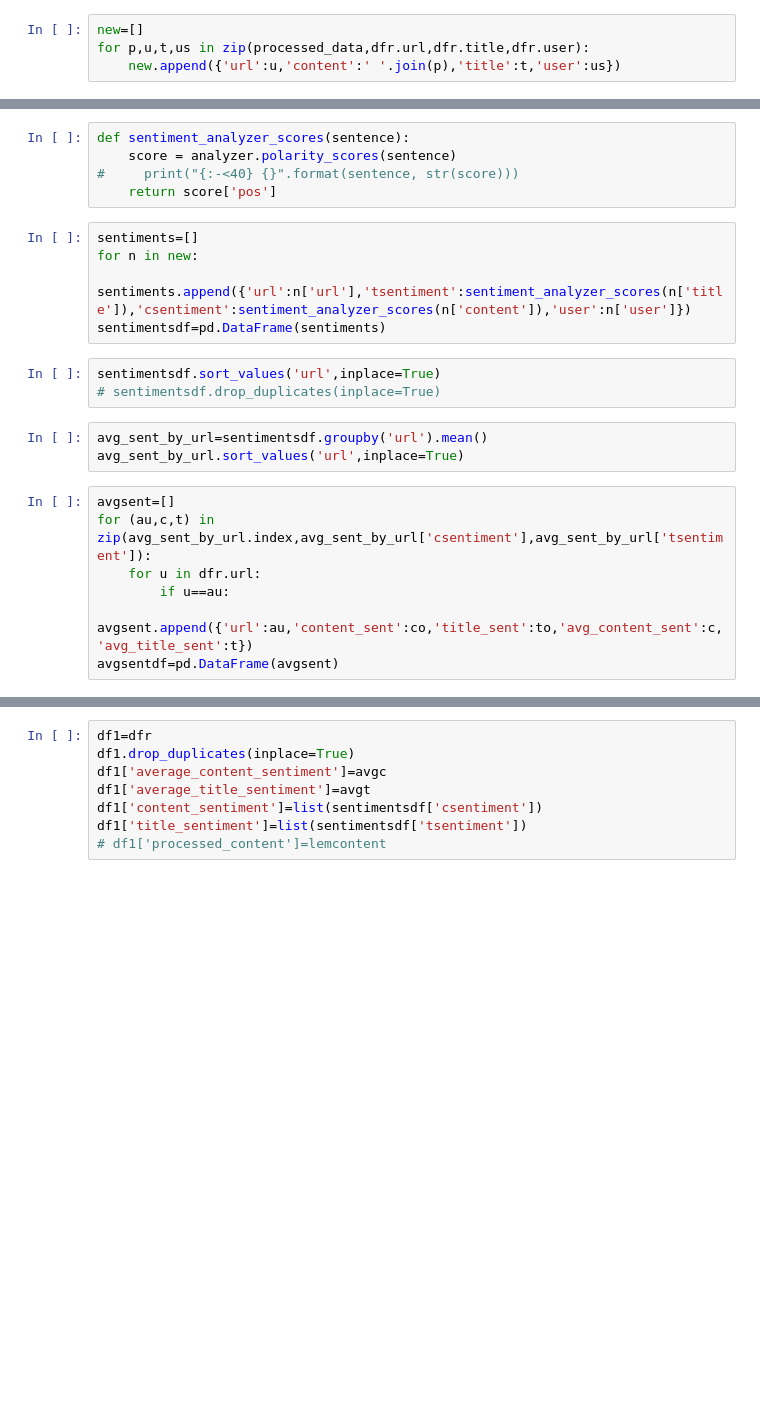
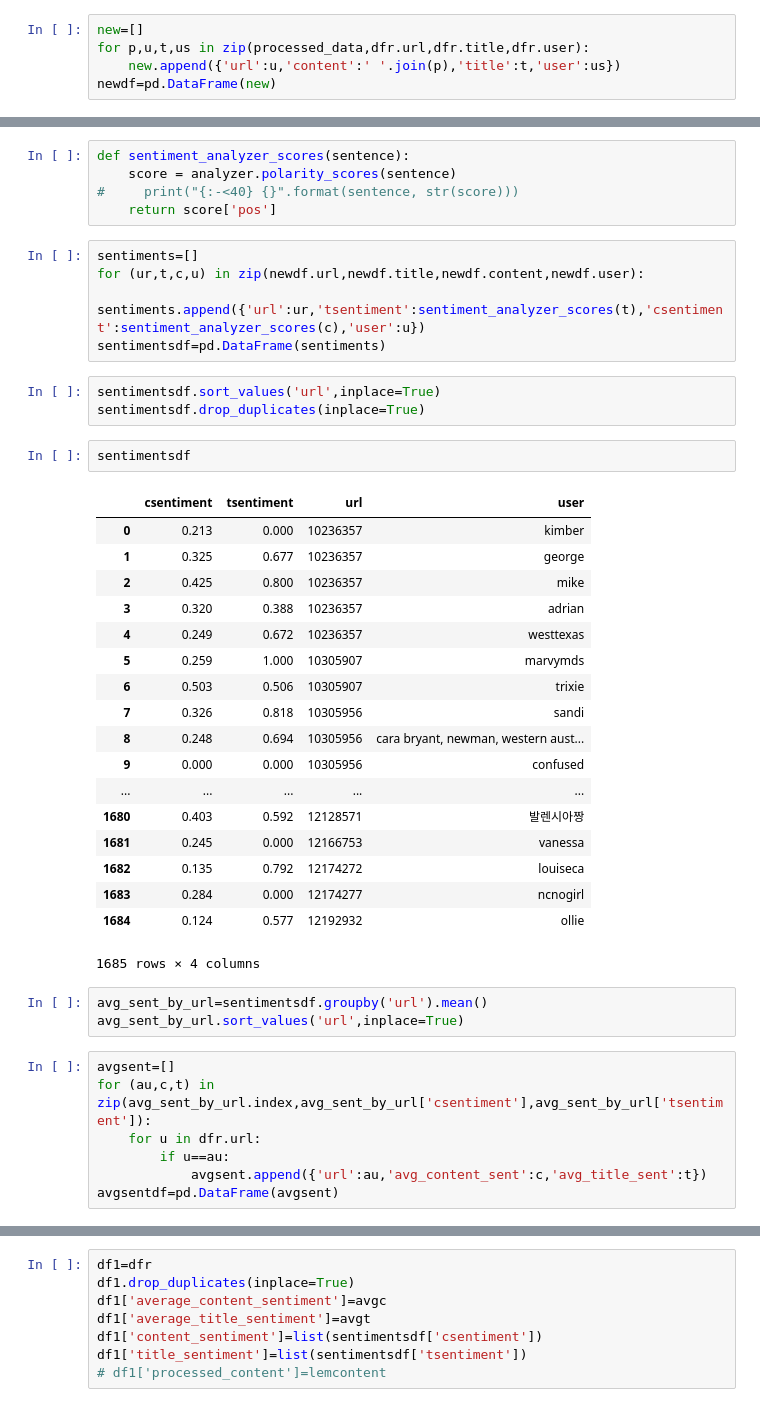
Before and after one commit to mackenziemitchell6/SkinCareRoutine, a Jupyter notebook: _ReviewsNLPSenitment&EDA.ipynb, the cells around one changed output, grey strips where cells are left out. Cells and saved outputs as stored; diff of their text form; blank space fills up the shorter version.

```diff
--- a/_ReviewsNLPSenitment&EDA.ipynb
+++ b/_ReviewsNLPSenitment&EDA.ipynb
@@ -103,3 +146,4 @@ dfr.sort_values('url',inplace=True)
 new=[]
 for p,u,t,us in zip(processed_data,dfr.url,dfr.title,dfr.user):
     new.append({'url':u,'content':' '.join(p),'title':t,'user':us})
+newdf=pd.DataFrame(new)
@@ -116,12 +161,33 @@ def sentiment_analyzer_scores(sentence):
     return score['pos']
 # %%
 sentiments=[]
-for n in new:
-    sentiments.append({'url':n['url'],'tsentiment':sentiment_analyzer_scores(n['title']),'csentiment':sentiment_analyzer_scores(n['content']),'user':n['user']})
+for (ur,t,c,u) in zip(newdf.url,newdf.title,newdf.content,newdf.user):
+    sentiments.append({'url':ur,'tsentiment':sentiment_analyzer_scores(t),'csentiment':sentiment_analyzer_scores(c),'user':u})
 sentimentsdf=pd.DataFrame(sentiments)
 # %%
 sentimentsdf.sort_values('url',inplace=True)
-# sentimentsdf.drop_duplicates(inplace=True)
+sentimentsdf.drop_duplicates(inplace=True)
+# %%
+sentimentsdf
+# %% [output]
+|  | csentiment | tsentiment | url | user |
+| 0 | 0.213 | 0.000 | 10236357 | kimber |
+| 1 | 0.325 | 0.677 | 10236357 | george |
+| 2 | 0.425 | 0.800 | 10236357 | mike |
+| 3 | 0.320 | 0.388 | 10236357 | adrian |
+| 4 | 0.249 | 0.672 | 10236357 | westtexas |
+| 5 | 0.259 | 1.000 | 10305907 | marvymds |
+| 6 | 0.503 | 0.506 | 10305907 | trixie |
+| 7 | 0.326 | 0.818 | 10305956 | sandi |
+| 8 | 0.248 | 0.694 | 10305956 | cara bryant, newman, western aust... |
+| 9 | 0.000 | 0.000 | 10305956 | confused |
+| ... | ... | ... | ... | ... |
+| 1680 | 0.403 | 0.592 | 12128571 | 발렌시아짱 |
+| 1681 | 0.245 | 0.000 | 12166753 | vanessa |
+| 1682 | 0.135 | 0.792 | 12174272 | louiseca |
+| 1683 | 0.284 | 0.000 | 12174277 | ncnogirl |
+| 1684 | 0.124 | 0.577 | 12192932 | ollie |
+1685 rows × 4 columns
 # %%
 avg_sent_by_url=sentimentsdf.groupby('url').mean()
 avg_sent_by_url.sort_values('url',inplace=True)
@@ -130,7 +196,7 @@ avgsent=[]
 for (au,c,t) in zip(avg_sent_by_url.index,avg_sent_by_url['csentiment'],avg_sent_by_url['tsentiment']):
     for u in dfr.url:
         if u==au:
-            avgsent.append({'url':au,'content_sent':co,'title_sent':to,'avg_content_sent':c,'avg_title_sent':t})
+            avgsent.append({'url':au,'avg_content_sent':c,'avg_title_sent':t})
 avgsentdf=pd.DataFrame(avgsent)
 # %%
 avgsentdf.drop_duplicates(inplace=True)
```
Also changed, not shown: parts of 20 cells of this notebook, 5 other files.
